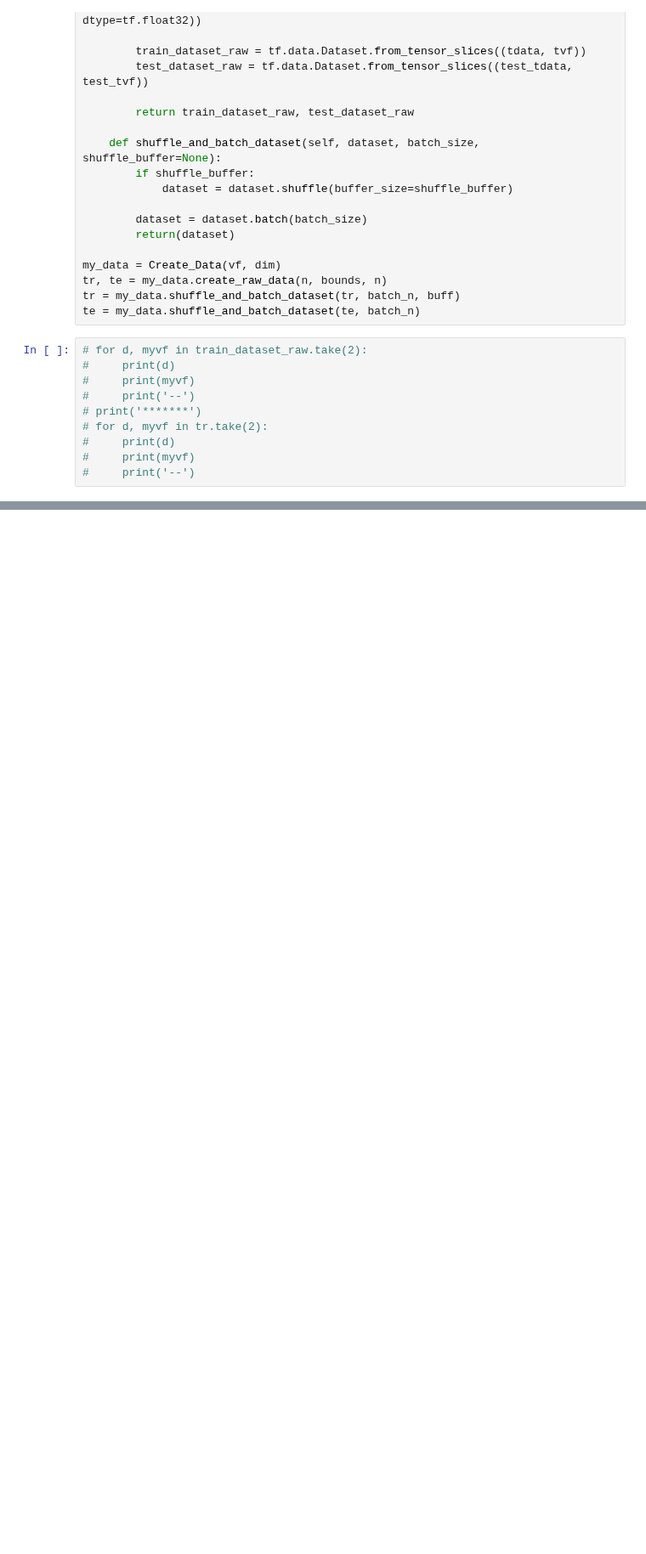
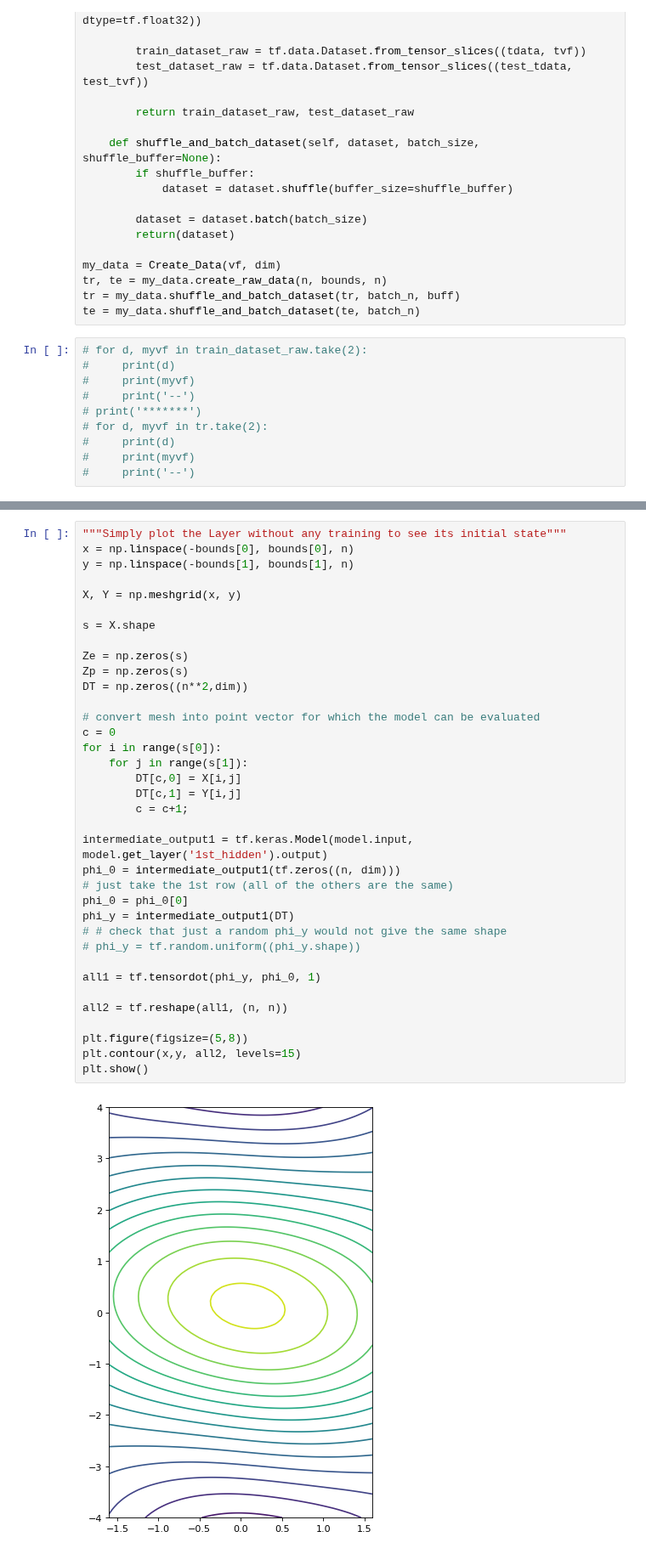
Before and after one commit to kyrxanthos/NN_dynamical_systems, a Jupyter notebook: Lya_model 3.ipynb, the cells around one changed output, grey strips where cells are left out. Shown at 85% size. Cells and saved outputs as stored; diff of their text form; blank space fills up the shorter version.

```diff
--- a/Lya_model 3.ipynb
+++ b/Lya_model 3.ipynb
@@ -560,0 +561,38 @@ plt.show()
+# %%
+"""Simply plot the Layer without any training to see its initial state"""
+x = np.linspace(-bounds[0], bounds[0], n)
+y = np.linspace(-bounds[1], bounds[1], n)
+
+X, Y = np.meshgrid(x, y)
+
+s = X.shape
+
+Ze = np.zeros(s)
+Zp = np.zeros(s)
+DT = np.zeros((n**2,dim))
+
+# convert mesh into point vector for which the model can be evaluated
+c = 0
+for i in range(s[0]):
+    for j in range(s[1]):
+        DT[c,0] = X[i,j]
+        DT[c,1] = Y[i,j]
+        c = c+1;
+
+intermediate_output1 = tf.keras.Model(model.input, model.get_layer('1st_hidden').output)
+phi_0 = intermediate_output1(tf.zeros((n, dim)))
+# just take the 1st row (all of the others are the same)
+phi_0 = phi_0[0]
+phi_y = intermediate_output1(DT)
+# # check that just a random phi_y would not give the same shape
+# phi_y = tf.random.uniform((phi_y.shape))
+
+all1 = tf.tensordot(phi_y, phi_0, 1)
+
+all2 = tf.reshape(all1, (n, n))
+
+plt.figure(figsize=(5,8))
+plt.contour(x,y, all2, levels=15)
+plt.show()
+# %% [output]
+[figure, added]
```
Also changed, not shown: parts of 8 cells of this notebook, 2 other files.
